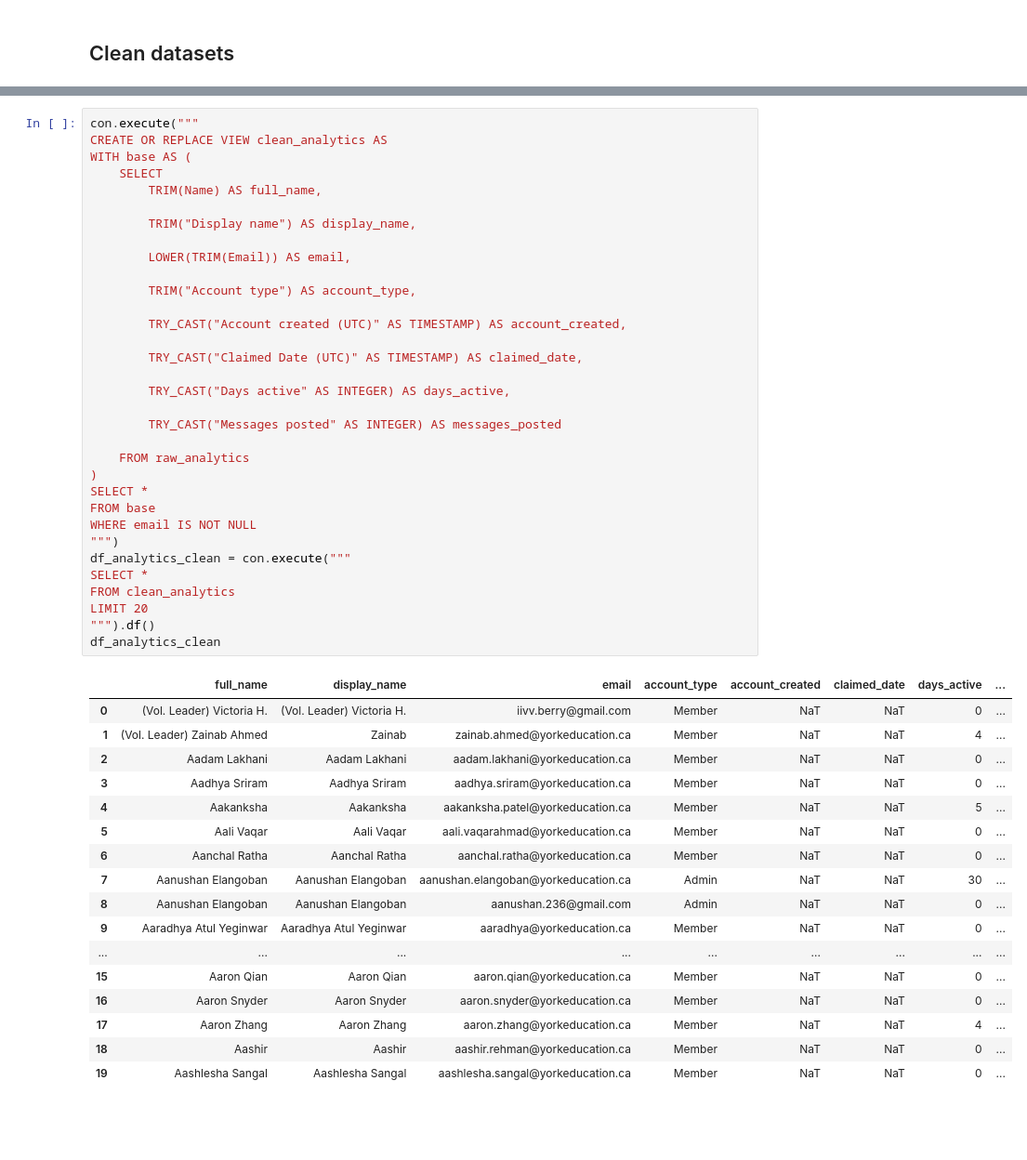
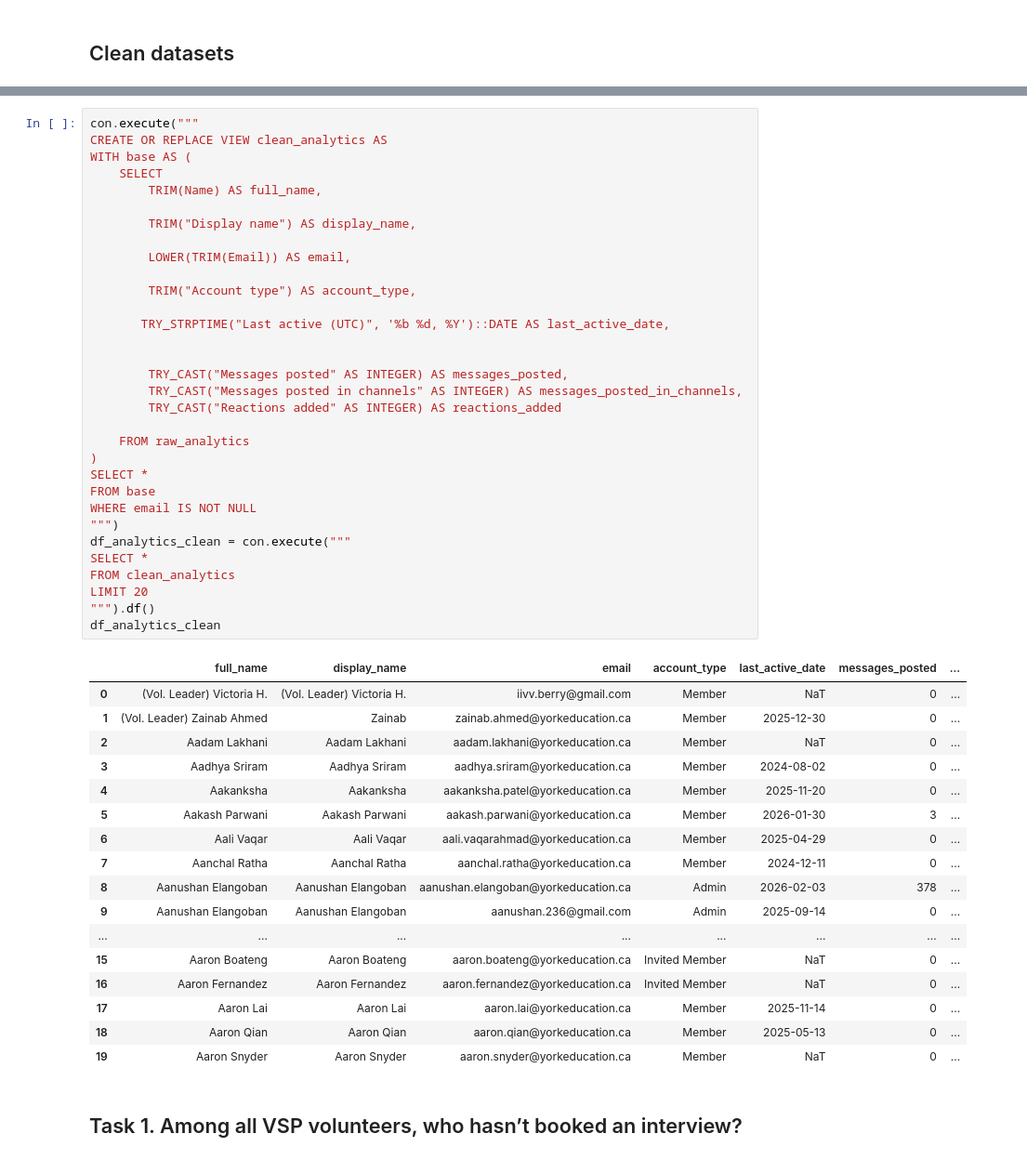
Before and after one commit to markshmidt/data-analysis, a Jupyter notebook: sqls/code/monthly_employees_report.ipynb, the cells around one changed output, grey strips where cells are left out. Shown at 93% size. Drawn from its saved outputs; the diff is of its cells as text; blank space fills up the shorter version.

```diff
--- a/sqls/code/monthly_employees_report.ipynb
+++ b/sqls/code/monthly_employees_report.ipynb
@@ -241,51 +243,52 @@ df_interviews_clean
 # %%
 con.execute("""
 CREATE OR REPLACE VIEW clean_analytics AS
 WITH base AS (
     SELECT
         TRIM(Name) AS full_name,
 
         TRIM("Display name") AS display_name,
 
         LOWER(TRIM(Email)) AS email,
 
         TRIM("Account type") AS account_type,
 
-        TRY_CAST("Account created (UTC)" AS TIMESTAMP) AS account_created,
+       TRY_STRPTIME("Last active (UTC)", '%b %d, %Y')::DATE AS last_active_date,
 
-        TRY_CAST("Claimed Date (UTC)" AS TIMESTAMP) AS claimed_date,
 
-        TRY_CAST("Days active" AS INTEGER) AS days_active,
-
-        TRY_CAST("Messages posted" AS INTEGER) AS messages_posted
+        TRY_CAST("Messages posted" AS INTEGER) AS messages_posted,
+        TRY_CAST("Messages posted in channels" AS INTEGER) AS messages_posted_in_channels,
+        TRY_CAST("Reactions added" AS INTEGER) AS reactions_added
 
     FROM raw_analytics
 )
 SELECT *
 FROM base
 WHERE email IS NOT NULL
 """)
 df_analytics_clean = con.execute("""
 SELECT *
 FROM clean_analytics
 LIMIT 20
 """).df()
 df_analytics_clean
 # %% [output]
-|  | full_name | display_name | email | account_type | account_created | claimed_date | days_active | ... |
-| 0 | (Vol. Leader) Victoria H. | (Vol. Leader) Victoria H. | iivv.berry@gmail.com | Member | NaT | NaT | 0 | ... |
-| 1 | (Vol. Leader) Zainab Ahmed | Zainab | zainab.ahmed@yorkeducation.ca | Member | NaT | NaT | 4 | ... |
-| 2 | Aadam Lakhani | Aadam Lakhani | aadam.lakhani@yorkeducation.ca | Member | NaT | NaT | 0 | ... |
-| 3 | Aadhya Sriram | Aadhya Sriram | aadhya.sriram@yorkeducation.ca | Member | NaT | NaT | 0 | ... |
-| 4 | Aakanksha | Aakanksha | aakanksha.patel@yorkeducation.ca | Member | NaT | NaT | 5 | ... |
-| 5 | Aali Vaqar | Aali Vaqar | aali.vaqarahmad@yorkeducation.ca | Member | NaT | NaT | 0 | ... |
-| 6 | Aanchal Ratha | Aanchal Ratha | aanchal.ratha@yorkeducation.ca | Member | NaT | NaT | 0 | ... |
-| 7 | Aanushan Elangoban | Aanushan Elangoban | aanushan.elangoban@yorkeducation.ca | Admin | NaT | NaT | 30 | ... |
-| 8 | Aanushan Elangoban | Aanushan Elangoban | aanushan.236@gmail.com | Admin | NaT | NaT | 0 | ... |
-| 9 | Aaradhya Atul Yeginwar | Aaradhya Atul Yeginwar | aaradhya@yorkeducation.ca | Member | NaT | NaT | 0 | ... |
-| ... | ... | ... | ... | ... | ... | ... | ... | ... |
-| 15 | Aaron Qian | Aaron Qian | aaron.qian@yorkeducation.ca | Member | NaT | NaT | 0 | ... |
-| 16 | Aaron Snyder | Aaron Snyder | aaron.snyder@yorkeducation.ca | Member | NaT | NaT | 0 | ... |
-| 17 | Aaron Zhang | Aaron Zhang | aaron.zhang@yorkeducation.ca | Member | NaT | NaT | 4 | ... |
-| 18 | Aashir | Aashir | aashir.rehman@yorkeducation.ca | Member | NaT | NaT | 0 | ... |
-| 19 | Aashlesha Sangal | Aashlesha Sangal | aashlesha.sangal@yorkeducation.ca | Member | NaT | NaT | 0 | ... |
+|  | full_name | display_name | email | account_type | last_active_date | messages_posted | ... |
+| 0 | (Vol. Leader) Victoria H. | (Vol. Leader) Victoria H. | iivv.berry@gmail.com | Member | NaT | 0 | ... |
+| 1 | (Vol. Leader) Zainab Ahmed | Zainab | zainab.ahmed@yorkeducation.ca | Member | 2025-12-30 | 0 | ... |
+| 2 | Aadam Lakhani | Aadam Lakhani | aadam.lakhani@yorkeducation.ca | Member | NaT | 0 | ... |
+| 3 | Aadhya Sriram | Aadhya Sriram | aadhya.sriram@yorkeducation.ca | Member | 2024-08-02 | 0 | ... |
+| 4 | Aakanksha | Aakanksha | aakanksha.patel@yorkeducation.ca | Member | 2025-11-20 | 0 | ... |
+| 5 | Aakash Parwani | Aakash Parwani | aakash.parwani@yorkeducation.ca | Member | 2026-01-30 | 3 | ... |
+| 6 | Aali Vaqar | Aali Vaqar | aali.vaqarahmad@yorkeducation.ca | Member | 2025-04-29 | 0 | ... |
+| 7 | Aanchal Ratha | Aanchal Ratha | aanchal.ratha@yorkeducation.ca | Member | 2024-12-11 | 0 | ... |
+| 8 | Aanushan Elangoban | Aanushan Elangoban | aanushan.elangoban@yorkeducation.ca | Admin | 2026-02-03 | 378 | ... |
+| 9 | Aanushan Elangoban | Aanushan Elangoban | aanushan.236@gmail.com | Admin | 2025-09-14 | 0 | ... |
+| ... | ... | ... | ... | ... | ... | ... | ... |
+| 15 | Aaron Boateng | Aaron Boateng | aaron.boateng@yorkeducation.ca | Invited Member | NaT | 0 | ... |
+| 16 | Aaron Fernandez | Aaron Fernandez | aaron.fernandez@yorkeducation.ca | Invited Member | NaT | 0 | ... |
+| 17 | Aaron Lai | Aaron Lai | aaron.lai@yorkeducation.ca | Member | 2025-11-14 | 0 | ... |
+| 18 | Aaron Qian | Aaron Qian | aaron.qian@yorkeducation.ca | Member | 2025-05-13 | 0 | ... |
+| 19 | Aaron Snyder | Aaron Snyder | aaron.snyder@yorkeducation.ca | Member | NaT | 0 | ... |
+# %% [markdown]
+## Task 1. Among all VSP volunteers, who hasn’t booked an interview?
```
Also changed, not shown: parts of 17 cells of this notebook, 5 other files.
